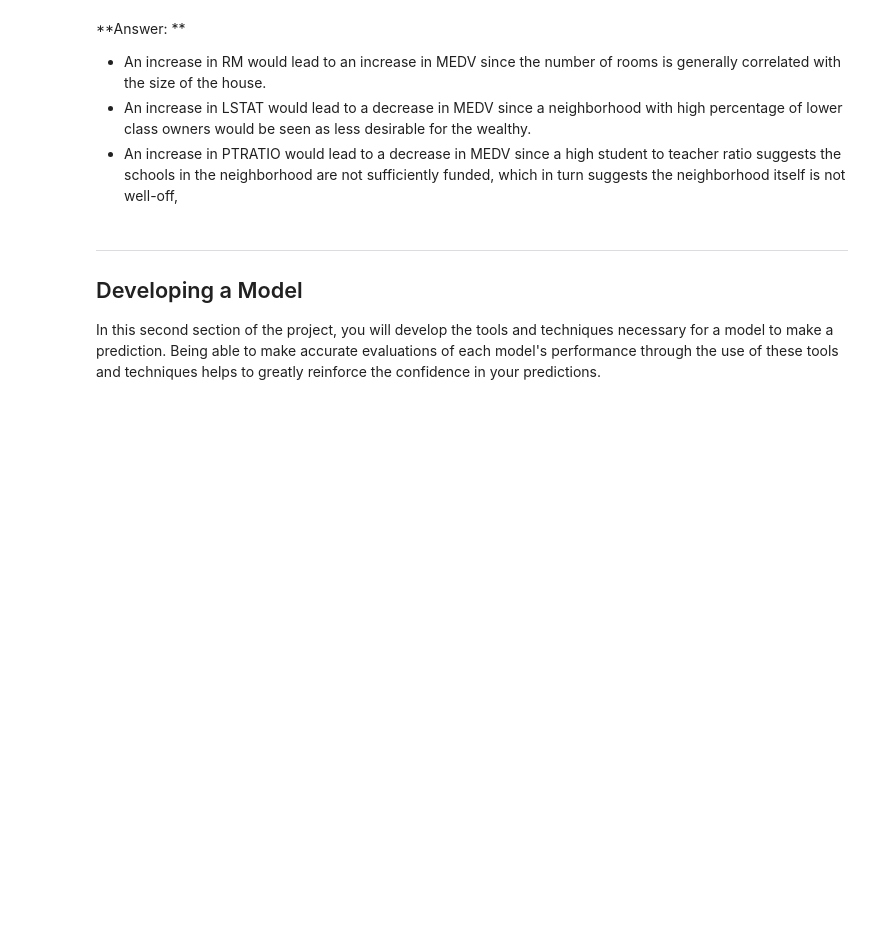
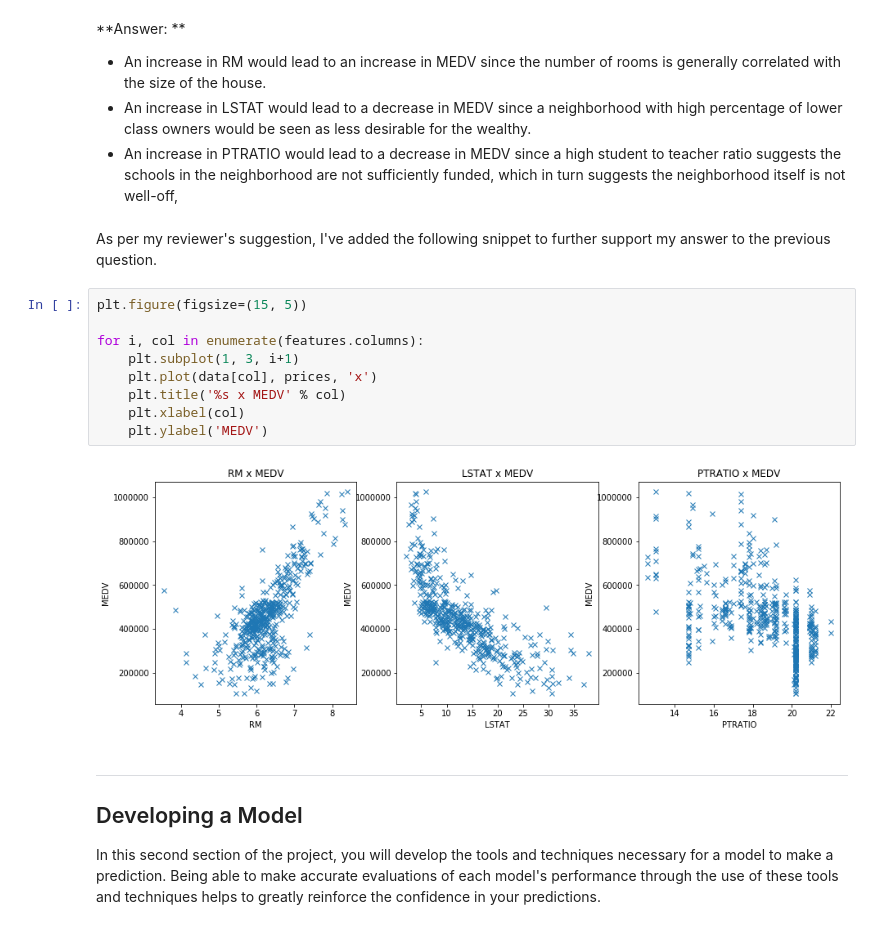
Before and after one commit to d-gun/mooc, a Jupyter notebook: machine-learning/projects/boston_housing/boston_housing.ipynb, the cells around one changed output. Cells and saved outputs as stored; diff of their text form; blank space fills up the shorter version.

```diff
--- a/machine-learning/projects/boston_housing/boston_housing.ipynb
+++ b/machine-learning/projects/boston_housing/boston_housing.ipynb
@@ -102,6 +103,19 @@ As a reminder, we are using three features from the Boston housing dataset: `'RM
 * An increase in RM would lead to an increase in MEDV since the number of rooms is generally correlated with the size of the house.
 * An increase in LSTAT would lead to a decrease in MEDV since a neighborhood with high percentage of lower class owners would be seen as less desirable for the wealthy.
 * An increase in PTRATIO would lead to a decrease in MEDV since a high student to teacher ratio suggests the schools in the neighborhood are not sufficiently funded, which in turn suggests the neighborhood itself is not well-off,
+# %% [markdown]
+As per my reviewer's suggestion, I've added the following snippet to further support my answer to the previous question.
+# %%
+plt.figure(figsize=(15, 5))
+
+for i, col in enumerate(features.columns):
+    plt.subplot(1, 3, i+1)
+    plt.plot(data[col], prices, 'x')
+    plt.title('%s x MEDV' % col)
+    plt.xlabel(col)
+    plt.ylabel('MEDV')
+# %% [output]
+[figure, added]
 # %% [markdown]
 ----
 
```
Also changed, not shown: parts of 15 cells of this notebook, 1 other file.
